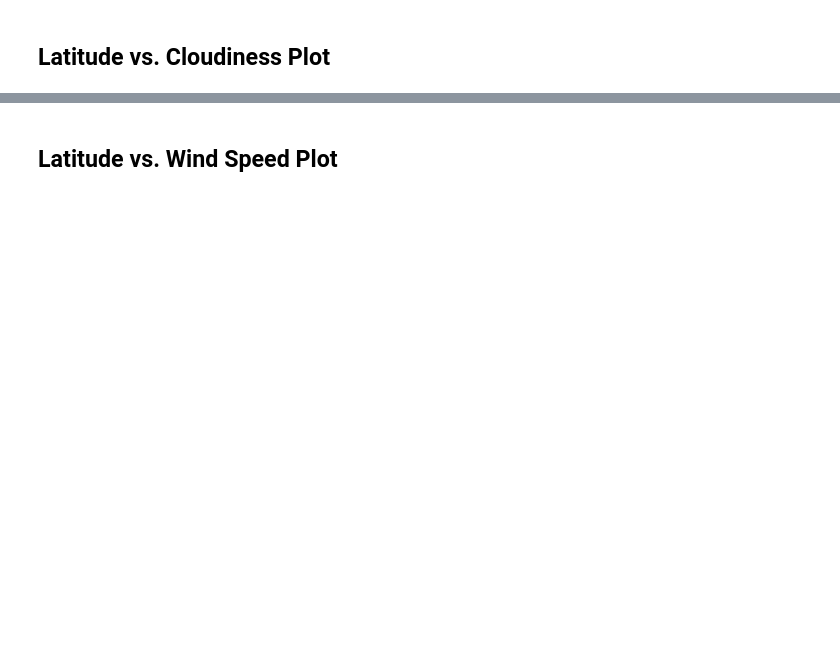
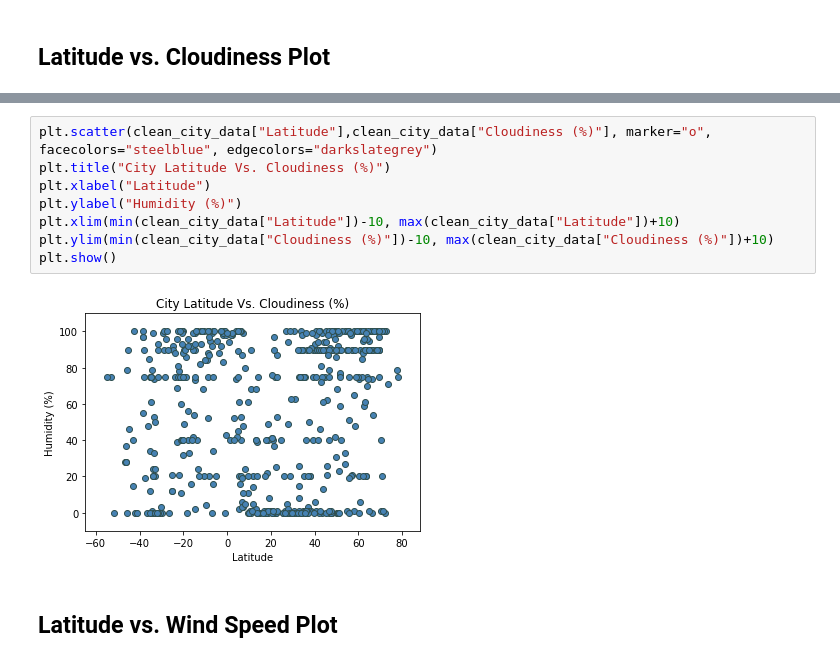
Before and after one commit to LaurenGT/globalweather_analysis, a Jupyter notebook: weatherPy.ipynb, the cells around one changed output, grey strips where cells are left out. Drawn from its saved outputs; the diff is of its cells as text; blank space fills up the shorter version.

```diff
--- a/weatherPy.ipynb
+++ b/weatherPy.ipynb
@@ -201,2 +212,12 @@ clean_city_data.head(25)
+# %%
+plt.scatter(clean_city_data["Latitude"],clean_city_data["Cloudiness (%)"], marker="o", facecolors="steelblue", edgecolors="darkslategrey")
+plt.title("City Latitude Vs. Cloudiness (%)")
+plt.xlabel("Latitude")
+plt.ylabel("Humidity (%)")
+plt.xlim(min(clean_city_data["Latitude"])-10, max(clean_city_data["Latitude"])+10)
+plt.ylim(min(clean_city_data["Cloudiness (%)"])-10, max(clean_city_data["Cloudiness (%)"])+10)
+plt.show()
+# %% [output]
+[figure, added]
 # %% [markdown]
 ## Latitude vs. Wind Speed Plot
```
Also changed, not shown: parts of 7 cells of this notebook.
